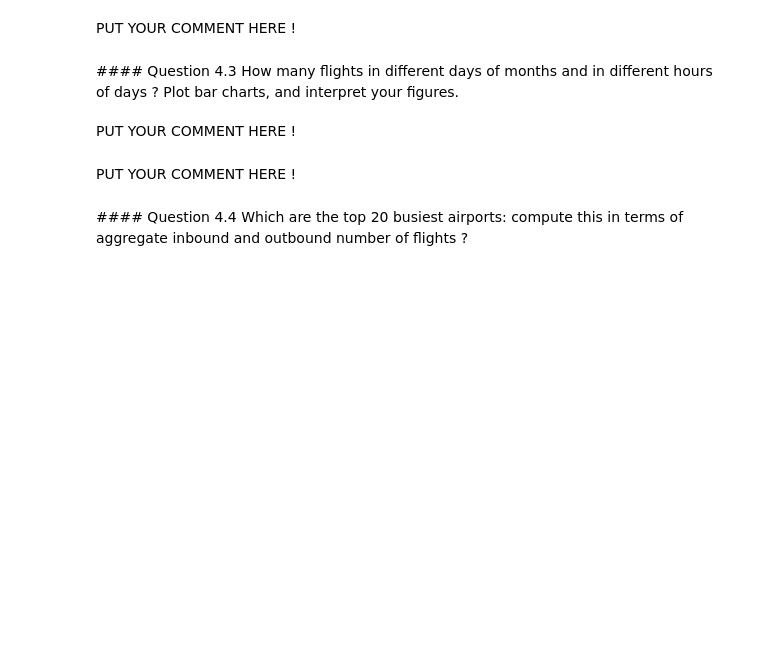
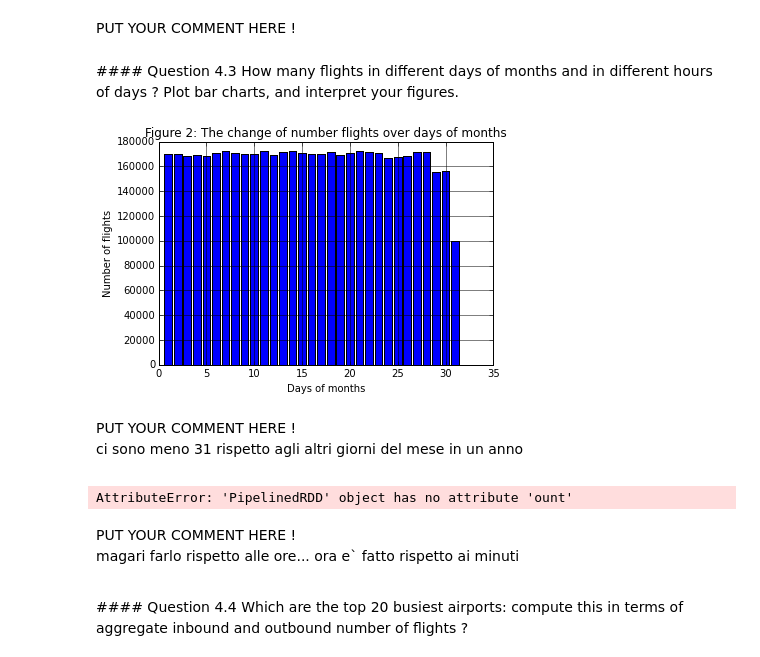
Before and after one commit to and29/Algorithmic-Machine-Learning, a Jupyter notebook: Notebooks/Solutions/[Lecture 5+6] Regression algorithm - Using Random Forests to predict Airplane Delays/[Lecture 5+6] Regression algorithm - Using Random Forests to predict Airplane Delays.ipynb, the cells around one changed output. Cells and saved outputs as stored; diff of their text form; code cells hidden in the pictures; blank space fills up the shorter version.

```diff
--- a/Notebooks/Solutions/[Lecture 5+6] Regression algorithm - Using Random Forests to predict Airplane Delays/[Lecture 5+6] Regression algorithm - Using Random Forests to predict Airplane Delays.ipynb
+++ b/Notebooks/Solutions/[Lecture 5+6] Regression algorithm - Using Random Forests to predict Airplane Delays/[Lecture 5+6] Regression algorithm - Using Random Forests to predict Airplane Delays.ipynb
@@ -439,4 +429,48 @@ plt.show()
+# %%
+statistic_day_of_month = df.groupBy('day_of_month').count()
+#statistic_day_of_month.show()
+
+pdf = pd.DataFrame(data=statistic_day_of_month.collect())
+plt.xlabel("Days of months")
+plt.ylabel("Number of flights")
+plt.title('Figure 2: The change of number flights over days of months')
+plt.grid(True,which="both",ls="-")
+
+# plot bar chart
+plt.bar(pdf[0], pdf[1], align="center")
+
+plt.show()
+# %% [output]
+[figure, added]
+# %% [markdown]
+<div class="comment">
+PUT YOUR COMMENT HERE !
+
+
+ci sono meno 31 rispetto agli altri giorni del mese in un anno
+</div>
+# %%
+statistic_hour_of_day = (df
+                        .groupBy('scheduled_departure_time').count()
+#                       .map(lambda x:(int(x[0]/100), x[1]))
+#                       .groupBy(x[0]).count()
+                        )
+#statistic_hour_of_day.show()
+pdf = pd.DataFrame(data=statistic_hour_of_day.collect())
+plt.xlabel("Hour of day")
+plt.ylabel("Number of flights")
+plt.grid(True,which="both",ls="-")
+
+# plot bar chart
+plt.bar(pdf[0], pdf[1], align="center")
+
+plt.title('Figure 3: The change of number flights over hours of day')
+plt.show()
+# %% [output]
+AttributeError: 'PipelinedRDD' object has no attribute 'ount'
 # %% [markdown]
 <div class="comment">
 PUT YOUR COMMENT HERE !
+
+magari farlo rispetto alle ore... ora e` fatto rispetto ai minuti
 </div>
@@ -454,7 +477,3 @@ plt.show()
-# %% [markdown]
-<div class="comment">
-PUT YOUR COMMENT HERE !
-</div>
 # %% [markdown]
 <div class='anchor' ></div>
 #### Question 4.4
```
Also changed, not shown: parts of 43 cells of this notebook.
